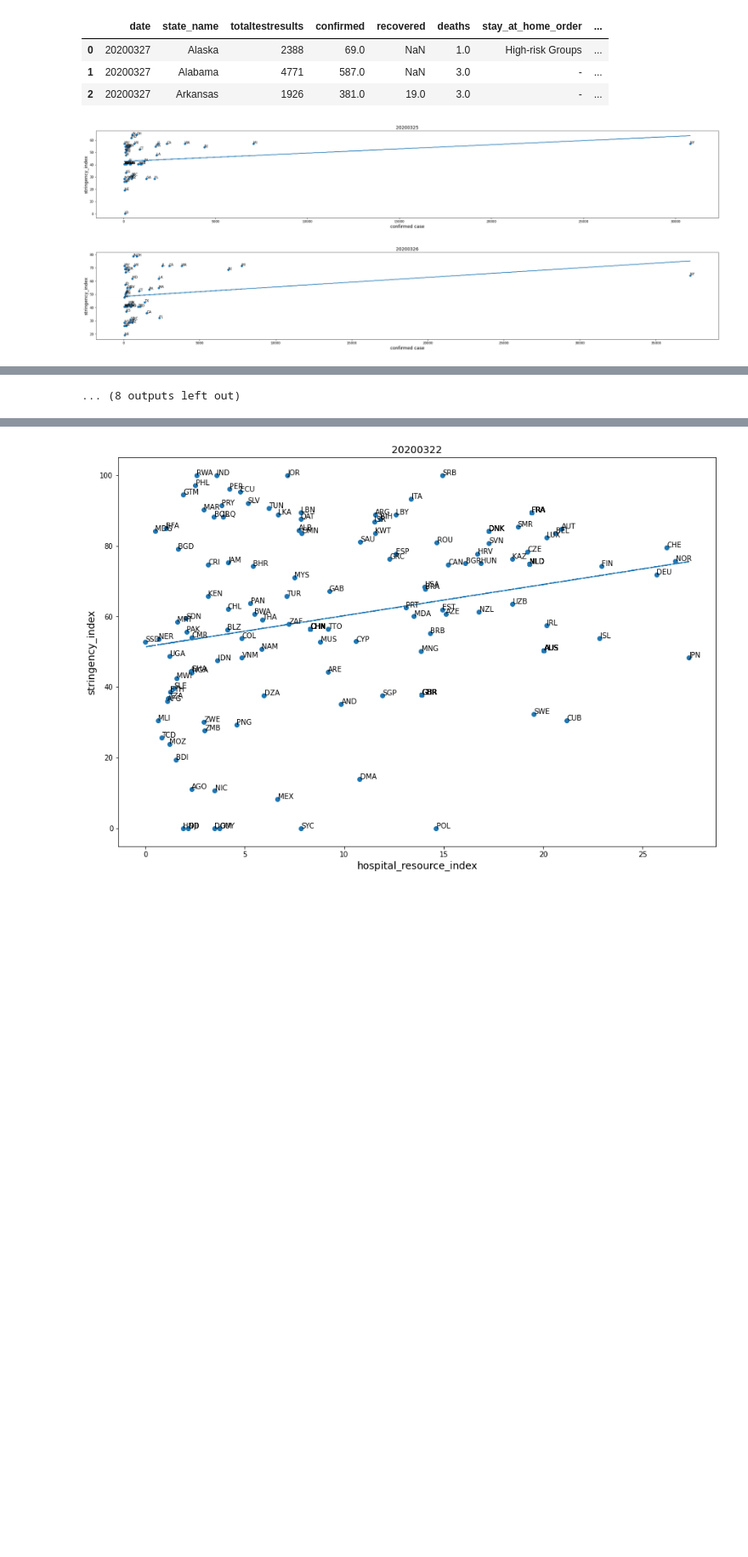
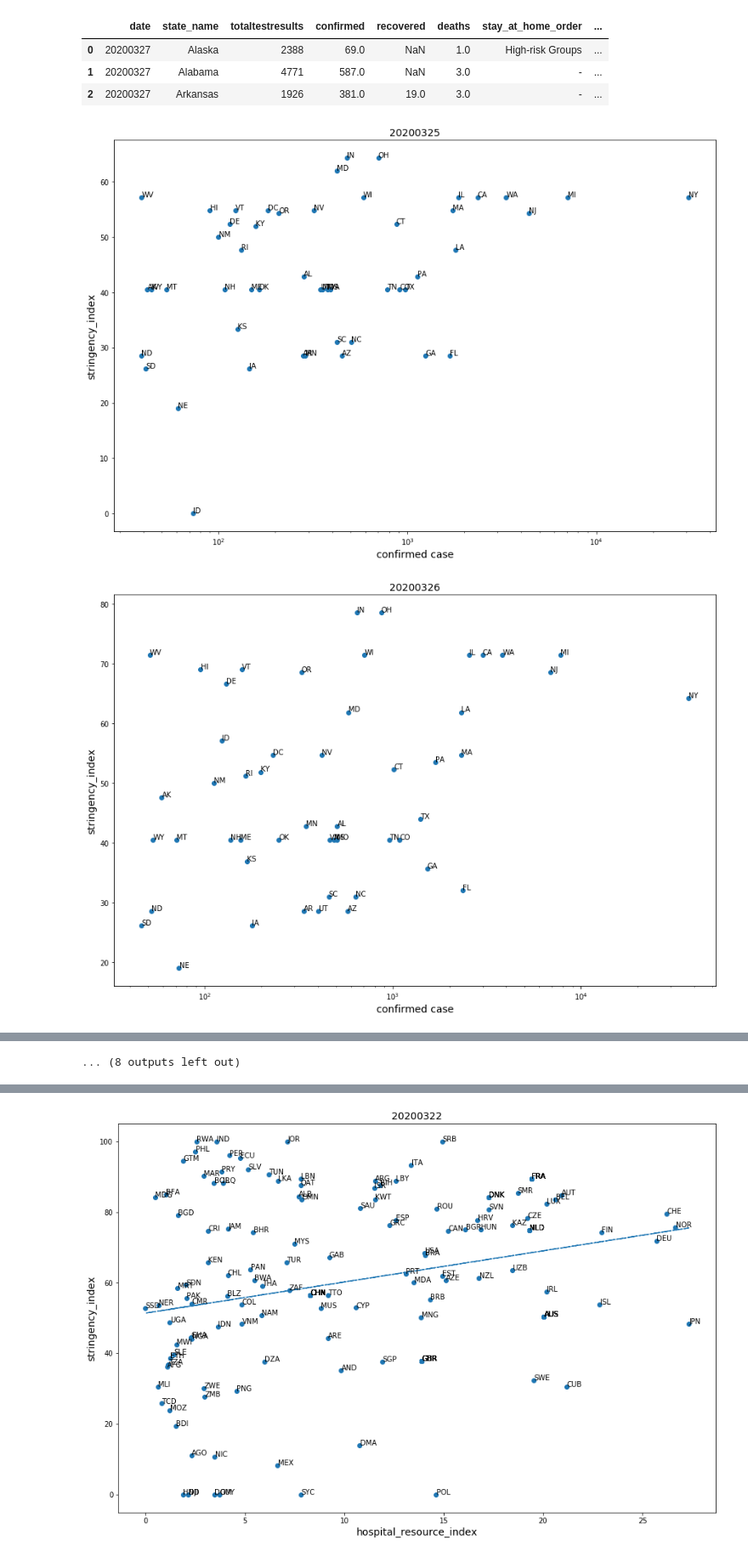
Before and after one commit to iamzhaihy/BD2020-Final-Project, a Jupyter notebook: Data Processing.ipynb, the cells around one changed output, grey strips where cells are left out. Shown at 85% size. Saved outputs shown, nothing was run; the diff lists cells and outputs as text; code cells hidden in the pictures; blank space fills up the shorter version.

Commit message:
add state_date_index_merged.csv and modify visualization

```diff
--- a/Data Processing.ipynb
+++ b/Data Processing.ipynb
@@ -1159,19 +1159,22 @@ state_index_merged[2].head(3)
 # %%
 for i in range(len(filename_list)):
     x = state_index_merged[i]['confirmed']
     y = state_index_merged[i]['stringency_index']
     txt = state_index_merged[i]['state_code']
 
-    plt.figure(num=3, figsize=(35, 5))
+    plt.figure(num=3, figsize=(15, 10))
     plt.scatter(x,y,s = 36)
     plt.ylabel('stringency_index', fontsize=14)
     plt.xlabel('confirmed case', fontsize=14)
+    plt.xscale('log')
     plt.title(state_index_merged[i]['date'][0], fontsize=14)
-    m, b = np.polyfit(x, y, 1)
-    plt.plot(x, m*x + b)
+    #m, b = np.polyfit(x, y, 1)
+   # plt.plot(x, m*x + b)
+
+
     for i in range(len(x)):
         plt.annotate(txt[i], xy = (x[i], y[i]), xytext = (x[i]+0.1, y[i]+0.1))
     plt.show()
 # %% [output]
-[figure, old version]
+[figure, new version]
-[figure, old version]
+[figure, new version]
```
Also changed, not shown: parts of 5 cells of this notebook, 1 other file.
